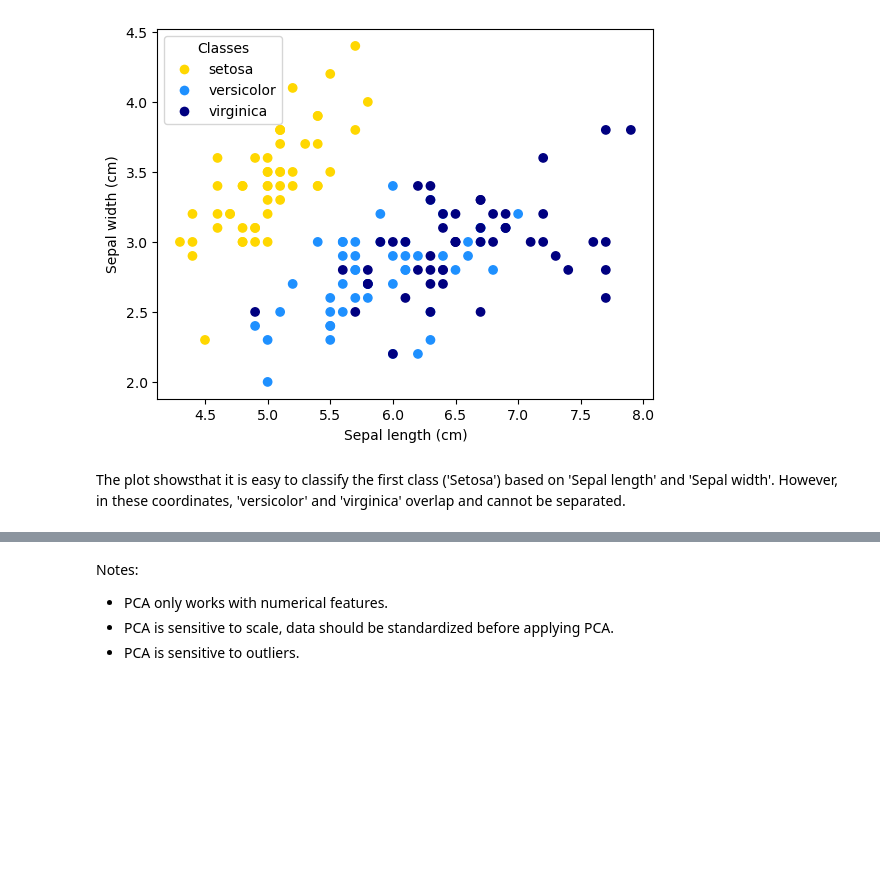
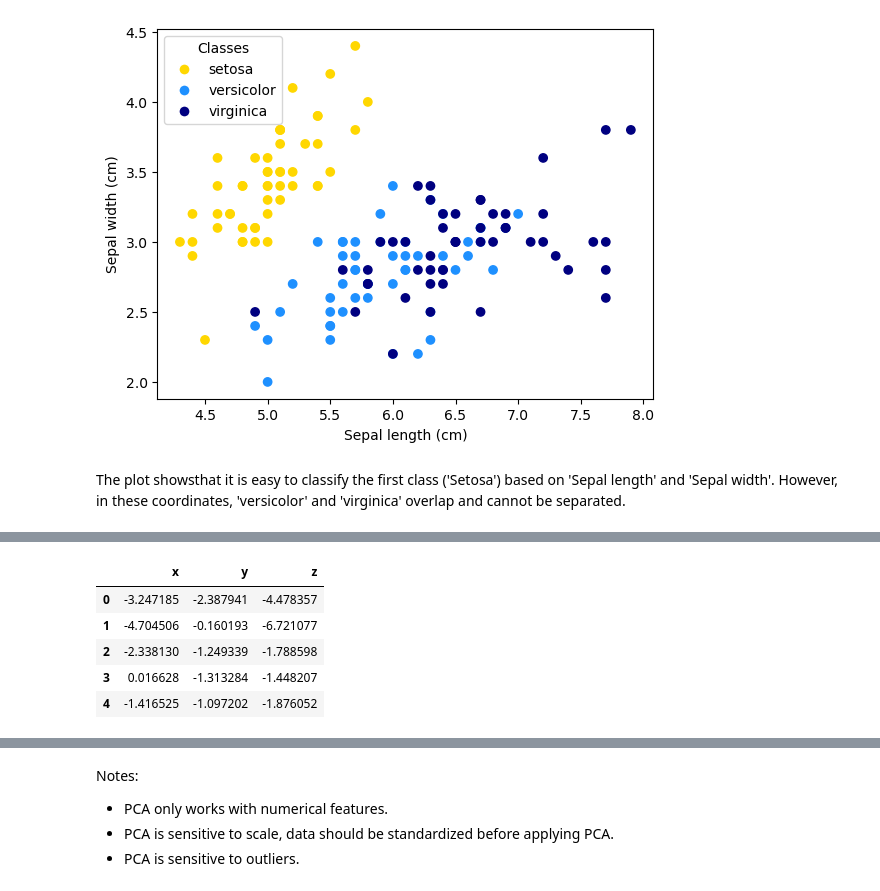
Before and after one commit to bertlem/teaching, a Jupyter notebook: pipeline_1.ipynb, the cells around one changed output, grey strips where cells are left out. Drawn from its saved outputs; the diff is of its cells as text; code cells hidden in the pictures; blank space fills up the shorter version.

```diff
--- a/pipeline_1.ipynb
+++ b/pipeline_1.ipynb
@@ -72,0 +110,11 @@ independent (=orthogonal) features.
+# %%
+# convert X as Pandas DataFrame
+df_X  = pd.DataFrame(X, columns=['x', 'y', 'z'])
+df_X.head()
+# %% [output]
+|  | x | y | z |
+| 0 | -3.247185 | -2.387941 | -4.478357 |
+| 1 | -4.704506 | -0.160193 | -6.721077 |
+| 2 | -2.338130 | -1.249339 | -1.788598 |
+| 3 | 0.016628 | -1.313284 | -1.448207 |
+| 4 | -1.416525 | -1.097202 | -1.876052 |
```
Also changed, not shown: parts of 74 cells of this notebook.
